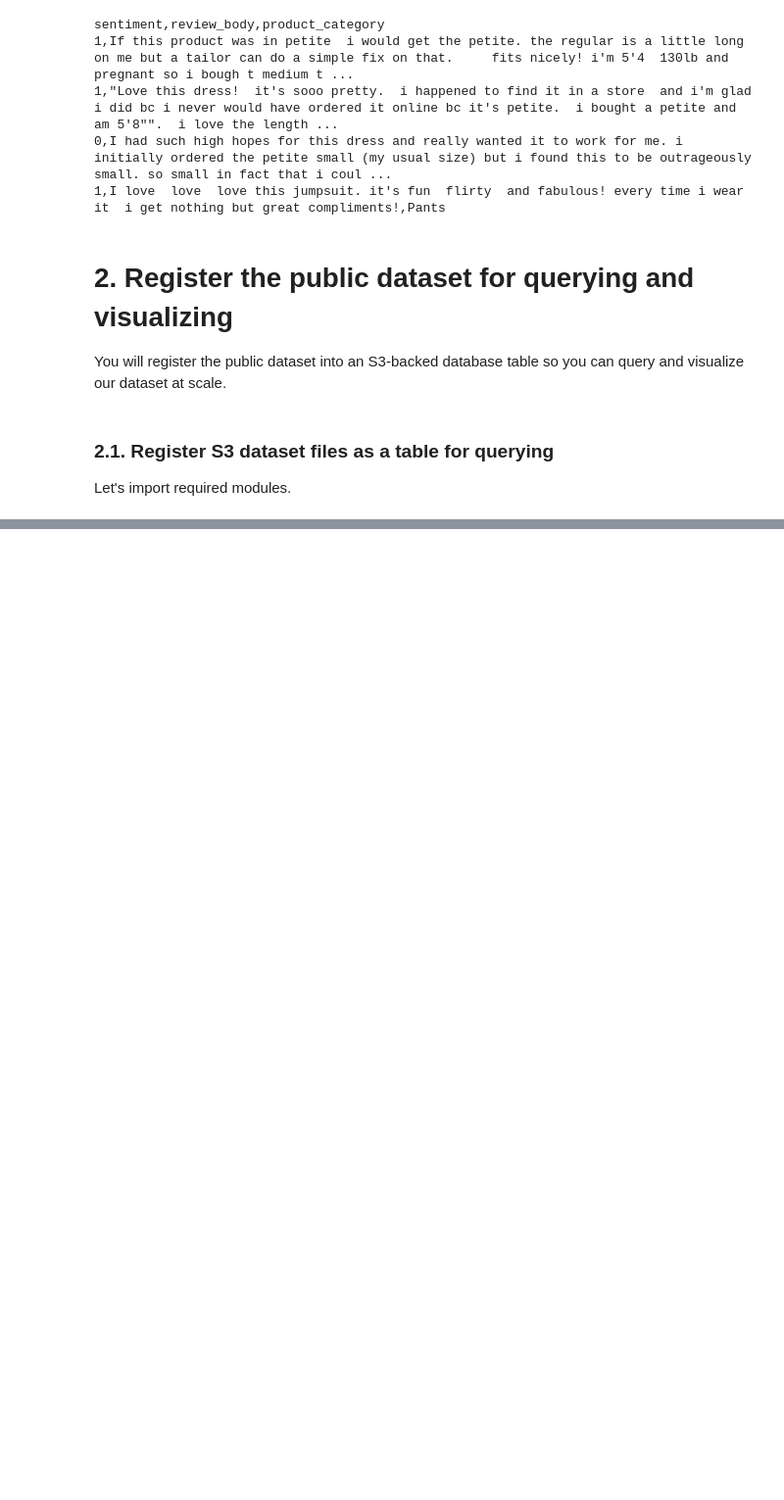
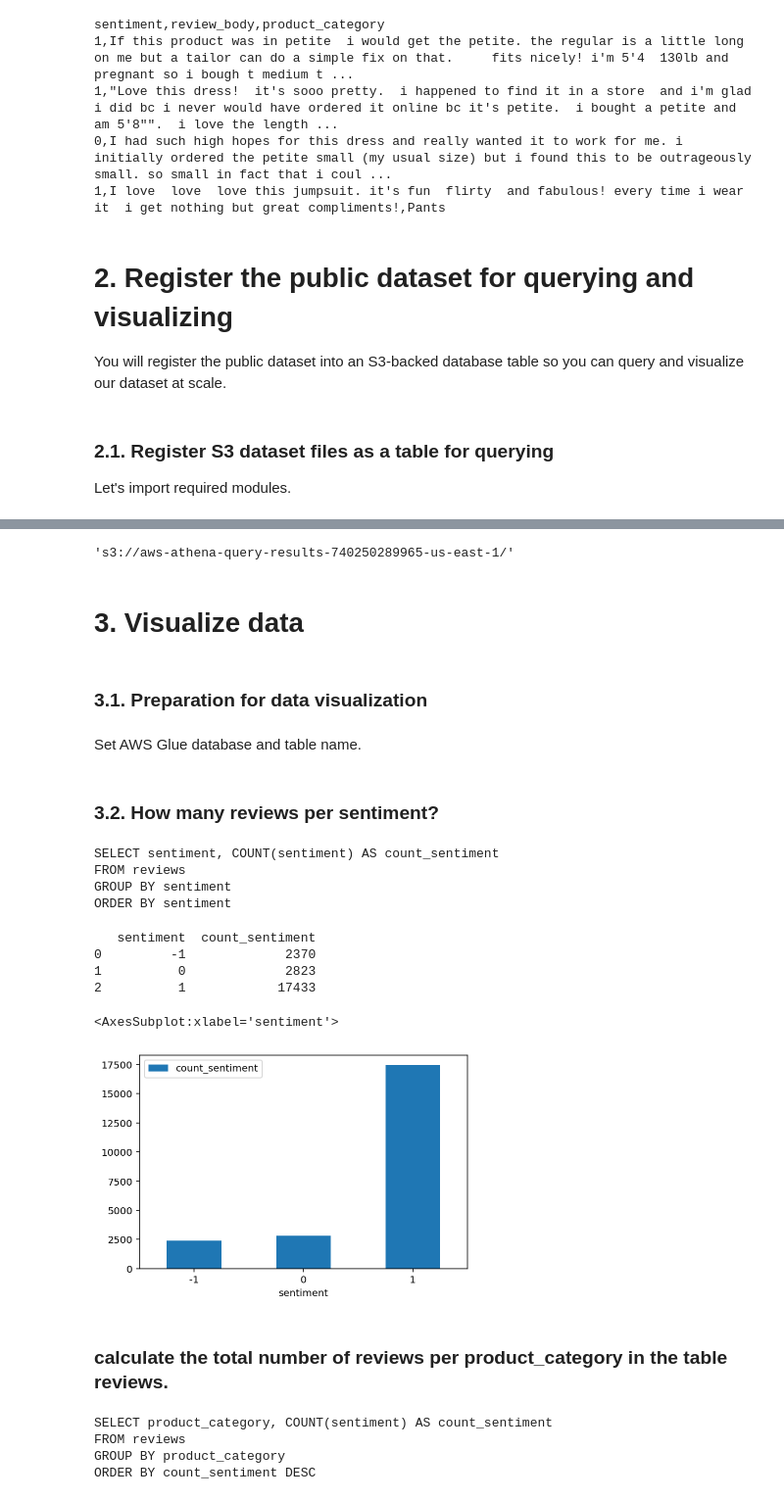
Before and after one commit to rimo0007/Machine-Learning-With-AWS-SageMaker, a Jupyter notebook: 1_Register-and-visualize-dataset.ipynb, the cells around one changed output, grey strips where cells are left out. Shown: that part at 98% size. Drawn from its saved outputs; the diff is of its cells as text; code cells hidden in the pictures; blank space fills up the shorter version.

```diff
--- a/1_Register-and-visualize-dataset.ipynb
+++ b/1_Register-and-visualize-dataset.ipynb
@@ -181,0 +266,9 @@ import botocore
+# %%
+# S3 bucket name
+wr.athena.create_athena_bucket()
+# %% [output]
+'s3://aws-athena-query-results-740250289965-us-east-1/'
+# %% [markdown]
+# 3. Visualize data
+# %% [markdown]
+### 3.1. Preparation for data visualization
@@ -181,0 +282,53 @@ import botocore
+# %% [markdown]
+Set AWS Glue database and table name.
+# %%
+database_name = 'dsoaws_deep_learning'
+table_name = 'reviews'
+# %% [markdown]
+### 3.2. How many reviews per sentiment?
+# %%
+statement_count_by_sentiment = """
+SELECT sentiment, COUNT(sentiment) AS count_sentiment
+FROM reviews
+GROUP BY sentiment
+ORDER BY sentiment
+"""
+
+print(statement_count_by_sentiment)
+# %% [output]
+SELECT sentiment, COUNT(sentiment) AS count_sentiment
+FROM reviews
+GROUP BY sentiment
+ORDER BY sentiment
+# %%
+df_count_by_sentiment = wr.athena.read_sql_query(
+    sql=statement_count_by_sentiment,
+    database=database_name
+)
+
+print(df_count_by_sentiment)
+# %% [output]
+   sentiment  count_sentiment
+0         -1             2370
+1          0             2823
+2          1            17433
+# %%
+df_count_by_sentiment.plot(kind='bar', x='sentiment', y='count_sentiment', rot=0)
+# %% [output]
+<AxesSubplot:xlabel='sentiment'>
+[figure, added]
+# %% [markdown]
+### calculate the total number of reviews per product_category in the table reviews.
+# %%
+statement_count_by_category = """
+SELECT product_category, COUNT(sentiment) AS count_sentiment
+FROM reviews
+GROUP BY product_category
+ORDER BY count_sentiment DESC
+"""
+print(statement_count_by_category)
+# %% [output]
+SELECT product_category, COUNT(sentiment) AS count_sentiment
+FROM reviews
+GROUP BY product_category
+ORDER BY count_sentiment DESC
```
Also changed, not shown: parts of 25 cells of this notebook.
